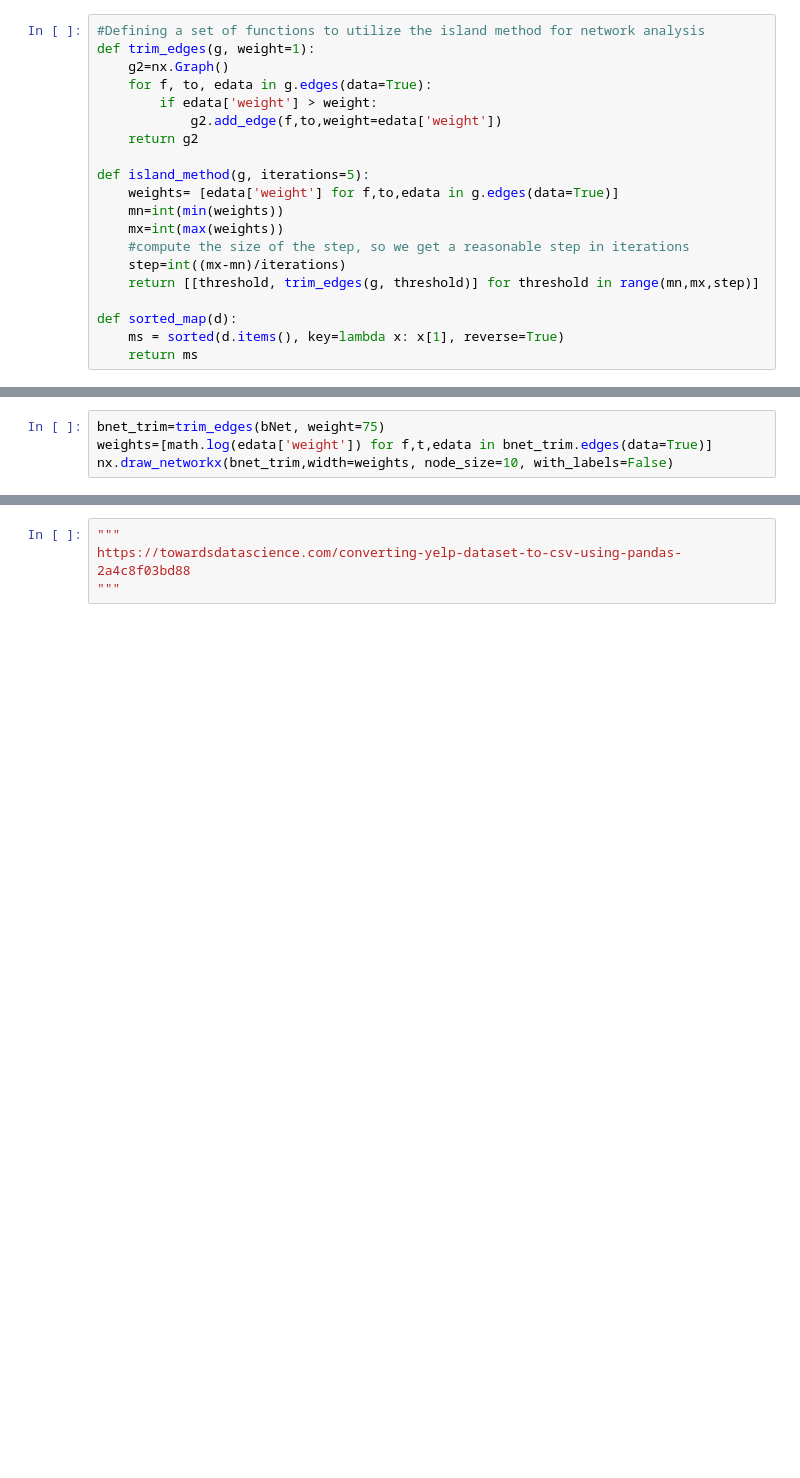
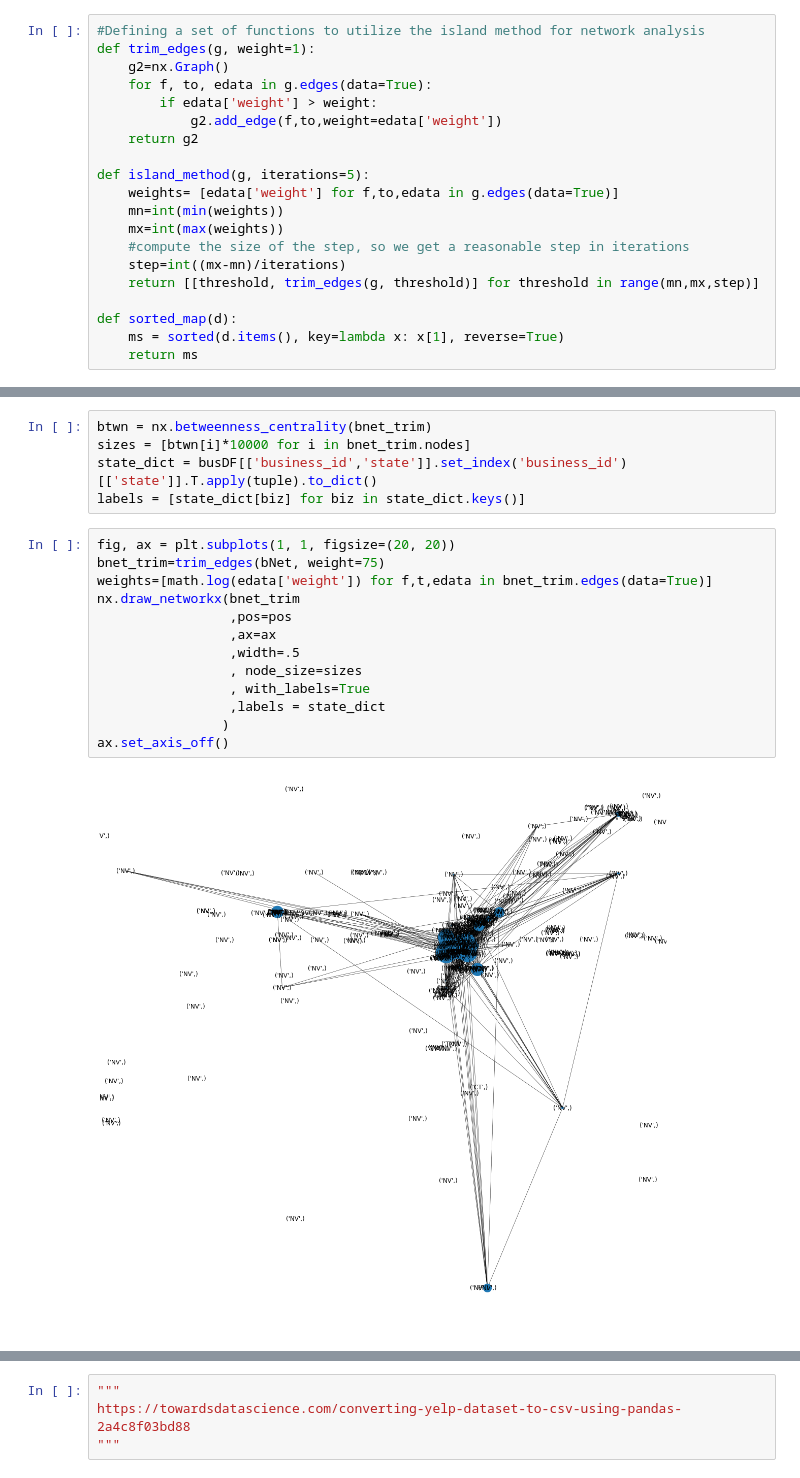
Before and after one commit to SamCD/DATA620, a Jupyter notebook: FinalProject.ipynb, the cells around one changed output, grey strips where cells are left out. Cells and saved outputs as stored; diff of their text form; blank space fills up the shorter version.

```diff
--- a/FinalProject.ipynb
+++ b/FinalProject.ipynb
@@ -236,4 +411,20 @@ plt.hist(bweights)
+# %%
+btwn = nx.betweenness_centrality(bnet_trim)
+sizes = [btwn[i]*10000 for i in bnet_trim.nodes]
+state_dict = busDF[['business_id','state']].set_index('business_id')[['state']].T.apply(tuple).to_dict()
+labels = [state_dict[biz] for biz in state_dict.keys()]
 # %%
+fig, ax = plt.subplots(1, 1, figsize=(20, 20))
 bnet_trim=trim_edges(bNet, weight=75)
 weights=[math.log(edata['weight']) for f,t,edata in bnet_trim.edges(data=True)]
-nx.draw_networkx(bnet_trim,width=weights, node_size=10, with_labels=False)
+nx.draw_networkx(bnet_trim
+                 ,pos=pos
+                 ,ax=ax
+                 ,width=.5
+                 , node_size=sizes
+                 , with_labels=True
+                 ,labels = state_dict
+                )
+ax.set_axis_off()
+# %% [output]
+[figure, added]
```
Also changed, not shown: parts of 27 cells of this notebook.
